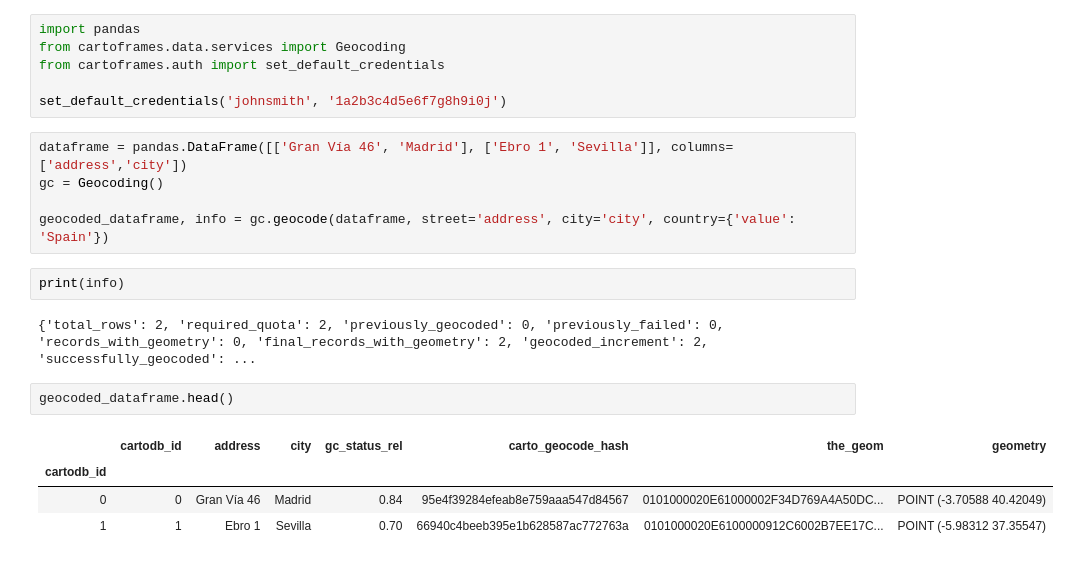
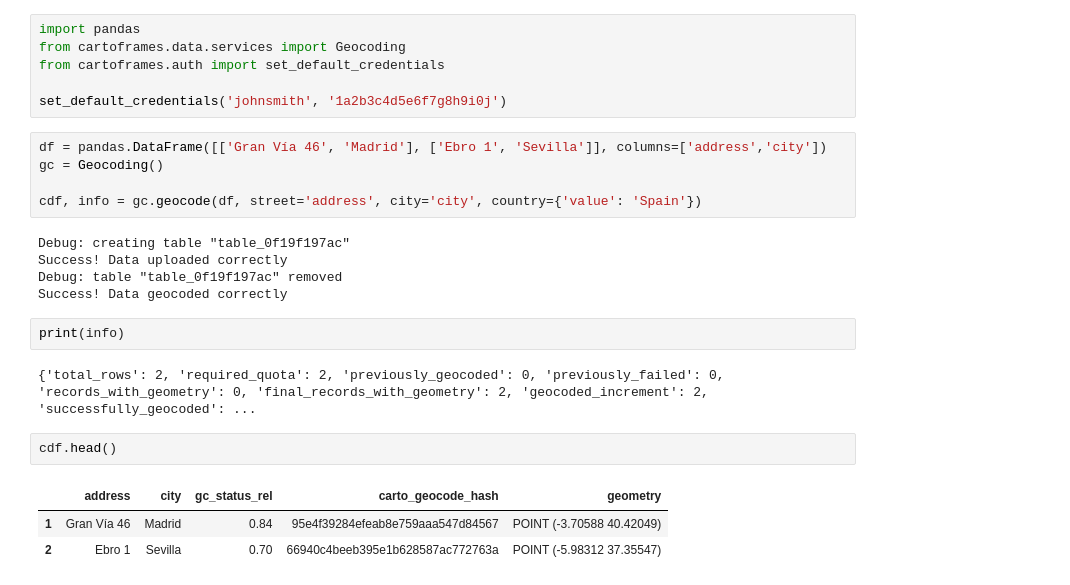
Before and after one commit to CartoDB/cartoframes, a Jupyter notebook: examples/data_services/geocoding_dataframe.ipynb, the cells around one changed output. Saved outputs shown, nothing was run; the diff lists cells and outputs as text.

Commit message:
Fix data services notebook examples

```diff
--- a/examples/data_services/geocoding_dataframe.ipynb
+++ b/examples/data_services/geocoding_dataframe.ipynb
@@ -11,21 +11,25 @@ from cartoframes.auth import set_default_credentials
 
 set_default_credentials('johnsmith', '1a2b3c4d5e6f7g8h9i0j')
 # %%
-dataframe = pandas.DataFrame([['Gran Vía 46', 'Madrid'], ['Ebro 1', 'Sevilla']], columns=['address','city'])
+df = pandas.DataFrame([['Gran Vía 46', 'Madrid'], ['Ebro 1', 'Sevilla']], columns=['address','city'])
 gc = Geocoding()
 
-geocoded_dataframe, info = gc.geocode(dataframe, street='address', city='city', country={'value': 'Spain'})
+cdf, info = gc.geocode(df, street='address', city='city', country={'value': 'Spain'})
+# %% [output]
+Debug: creating table "table_0f19f197ac"
+Success! Data uploaded correctly
+Debug: table "table_0f19f197ac" removed
+Success! Data geocoded correctly
 # %%
 print(info)
 # %% [output]
 {'total_rows': 2, 'required_quota': 2, 'previously_geocoded': 0, 'previously_failed': 0, 'records_with_geometry': 0, 'final_records_with_geometry': 2, 'geocoded_increment': 2, 'successfully_geocoded': ...
 # %%
-geocoded_dataframe.head()
+cdf.head()
 # %% [output]
-|  | cartodb_id | address | city | gc_status_rel | carto_geocode_hash | the_geom | geometry |
-| cartodb_id |  |  |  |  |  |  |  |
-| 0 | 0 | Gran Vía 46 | Madrid | 0.84 | 95e4f39284efeab8e759aaa547d84567 | 0101000020E61000002F34D769A4A50DC... | POINT (-3.70588 40.42049) |
-| 1 | 1 | Ebro 1 | Sevilla | 0.70 | 66940c4beeb395e1b628587ac772763a | 0101000020E6100000912C6002B7EE17C... | POINT (-5.98312 37.35547) |
+|  | address | city | gc_status_rel | carto_geocode_hash | geometry |
+| 1 | Gran Vía 46 | Madrid | 0.84 | 95e4f39284efeab8e759aaa547d84567 | POINT (-3.70588 40.42049) |
+| 2 | Ebro 1 | Sevilla | 0.70 | 66940c4beeb395e1b628587ac772763a | POINT (-5.98312 37.35547) |
 # %%
 from cartoframes.viz import Map, Layer
 
```
Also changed, not shown: parts of 1 cell of this notebook, 2 other files.
